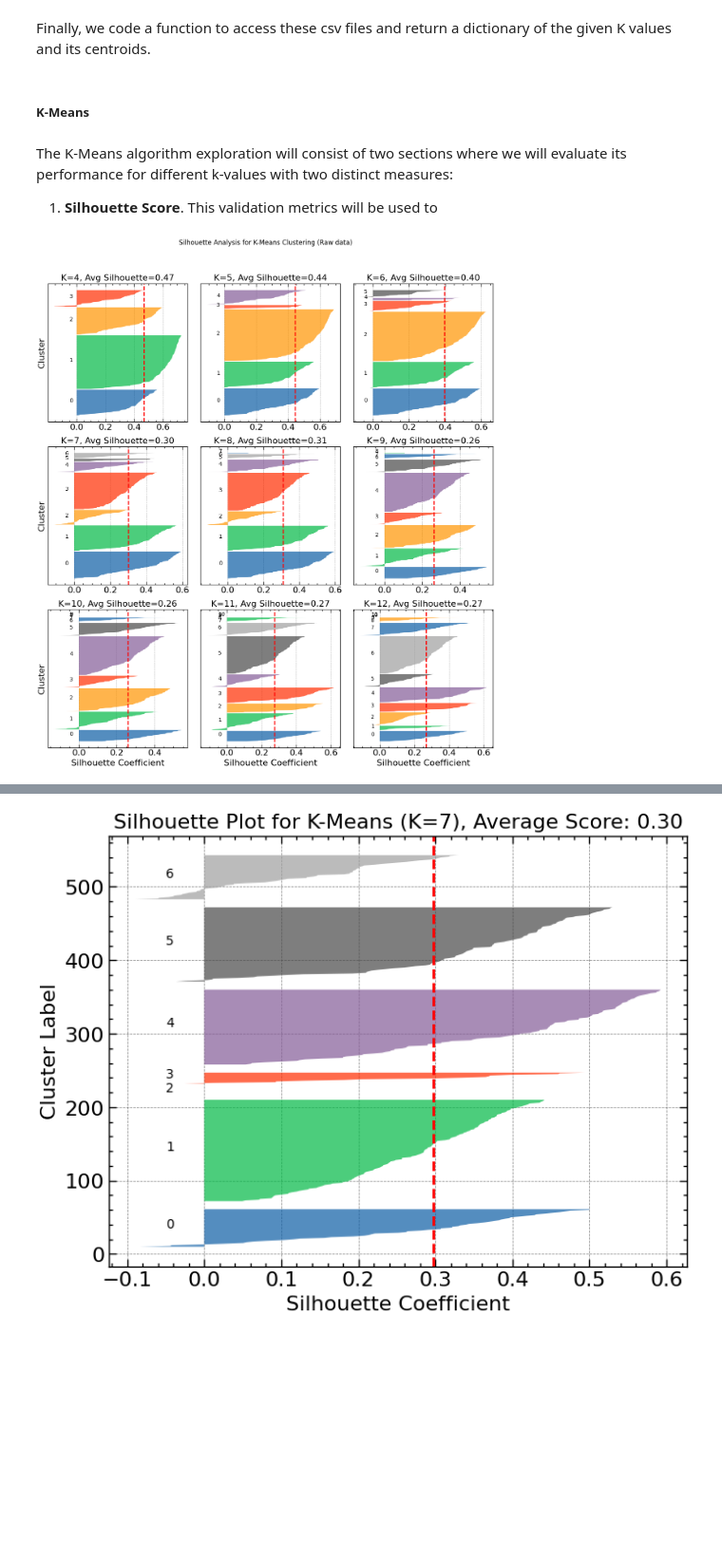
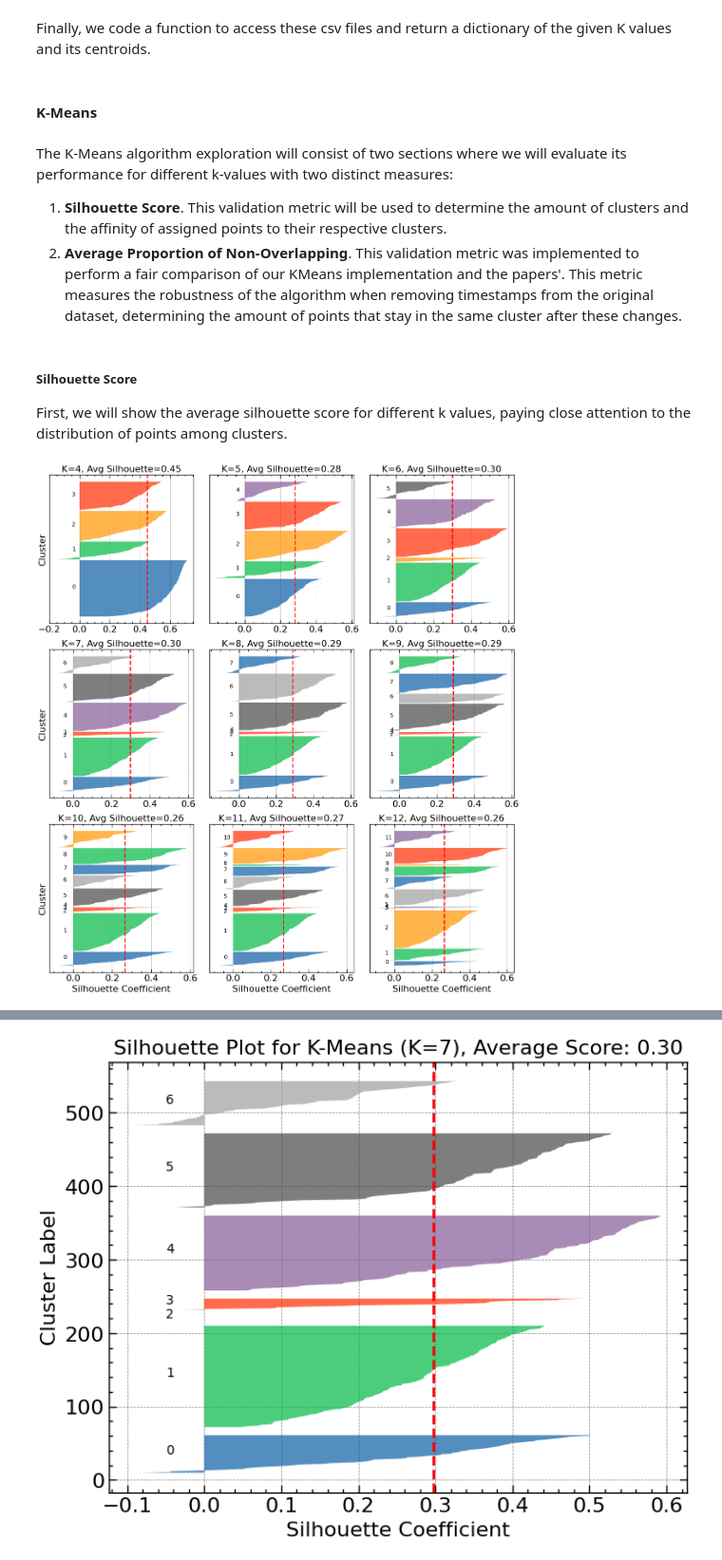
Before and after one commit to MarioPasc/complearn_projects, a Jupyter notebook: Clustering/code/k_means_clustering_sporulaton.ipynb, the cells around one changed output, grey strips where cells are left out. Shown at 95% size. Saved outputs shown, nothing was run; the diff lists cells and outputs as text; code cells hidden in the pictures; blank space fills up the shorter version.

```diff
--- a/Clustering/code/k_means_clustering_sporulaton.ipynb
+++ b/Clustering/code/k_means_clustering_sporulaton.ipynb
@@ -446,10 +436,15 @@ def load_centroids_from_csv(K_list: List[int], csv_path: str) -> Dict[int, List[
 
     return centroids_dict
 # %% [markdown]
-##### K-Means
+#### K-Means
 # %% [markdown]
 The K-Means algorithm exploration will consist of two sections where we will evaluate its performance for different k-values with two distinct measures:
-1. **Silhouette Score**. This validation metrics will be used to
+1. **Silhouette Score**. This validation metric will be used to determine the amount of clusters and the affinity of assigned points to their respective clusters.
+2. **Average Proportion of Non-Overlapping**. This validation metric was implemented to perform a fair comparison of our KMeans implementation and the papers'. This metric measures the robustness of the algorithm when removing timestamps from the original dataset, determining the amount of points that stay in the same cluster after these changes.
+# %% [markdown]
+##### Silhouette Score
+
+First, we will show the average silhouette score for different k values, paying close attention to the distribution of points among clusters.
 # %%
 def kmeans_silhouette_analysis(data: pd.DataFrame, k_centroids_dict: dict, title:str = 'Silhouette Analysis for K-Means Clustering'):
     """
@@ -500,33 +495,33 @@ def kmeans_silhouette_analysis(data: pd.DataFrame, k_centroids_dict: dict, title
         for i in range(K):
             ith_cluster_silhouette_vals = silhouette_vals[labels == i]
             ith_cluster_silhouette_vals.sort()
             size_cluster_i = ith_cluster_silhouette_vals.shape[0]
             y_upper = y_lower + size_cluster_i
             ax.fill_betweenx(np.arange(y_lower, y_upper), 0, ith_cluster_silhouette_vals, alpha=0.7)
             ax.text(-0.05, y_lower + 0.5 * size_cluster_i, str(i))
             y_lower = y_upper + 2
 
         ax.set_title(f'K={K}, Avg Silhouette={silhouette_avg:.2f}')
 
         if idx > 5: ax.set_xlabel('Silhouette Coefficient')
         if (idx == 0 or idx == 3 or idx == 6): ax.set_ylabel('Cluster')
         ax.set_yticks([])
         ax.axvline(x=silhouette_avg, color="red", linestyle="--")
 
     # Hide any extra subplots that are not used
     for i in range(len(k_centroids_dict), 9):
         fig.delaxes(axes[i])
 
     plt.tight_layout(rect=[0, 0, 1, 0.95])  # Adjust layout to make space for the title
     plt.show()
 
     # Convert results to DataFrame and return
     results_df = pd.DataFrame(results)
     return results_df
 
 K_list = [4,5,6,7,8,9,10,11,12]
 
-centroids_unprocessed = load_centroids_from_csv(K_list=K_list, csv_path='../results/unprocessed_data_UPGMA_centroids.csv')
-results_unprocessed = kmeans_silhouette_analysis(data[data.columns[1:]], centroids_unprocessed, title='Silhouette Analysis for K-Means Clustering (Raw data)')
+centroids_normalized = load_centroids_from_csv(K_list=K_list, csv_path='../results/normalized_data_UPGMA_centroids.csv')
+results_normalized = kmeans_silhouette_analysis(data_normalized[data_normalized.columns[1:]], centroids_normalized, title='')
 # %% [output]
-[figure, old version]
+[figure, new version]
```
Also changed, not shown: parts of 14 cells of this notebook.
